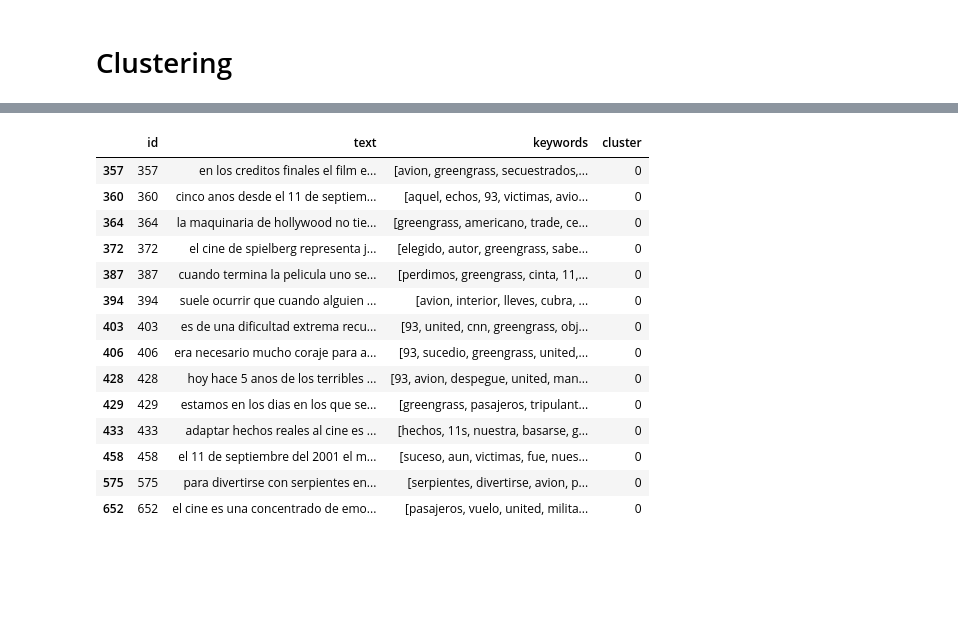
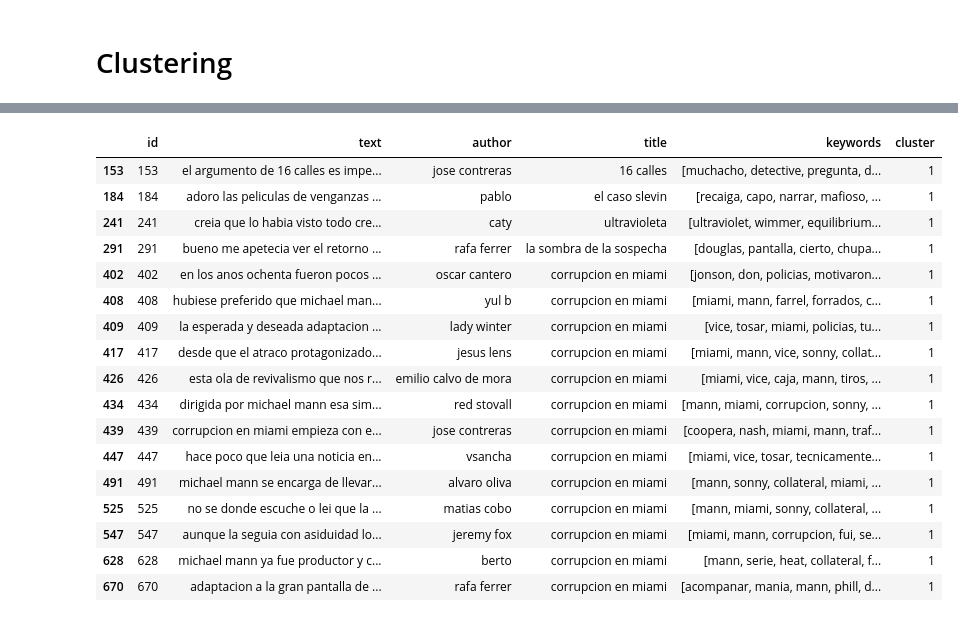
Before and after one commit to beeva-lisettegarcia/workshop-nlp, a Jupyter notebook: text-mining-no-magic/Text Mining is Not Magic.ipynb, the cells around one changed output, grey strips where cells are left out. Saved outputs shown, nothing was run; the diff lists cells and outputs as text; code cells hidden in the pictures; blank space fills up the shorter version.

Commit message:
Add titles and authors

```diff
--- a/text-mining-no-magic/Text Mining is Not Magic.ipynb
+++ b/text-mining-no-magic/Text Mining is Not Magic.ipynb
@@ -22,14 +22,14 @@ def parseFile(filename):
     try:
         data = open(filename,'r').read()
         soup = BeautifulSoup(data, "html.parser")
+        author = soup.find("review")["author"]
+        title = soup.find("review")["title"]
         review_text = soup.body.get_text()
         letters_only = clean(review_text)
-        #letters_only = re.sub("[^a-zA-Z]", " ", review_text)
-
-        result = letters_only
+        result = ','.join([clean(author), clean(title), clean(review_text)])
 
     except:
-        result = ""
+        result = []
 
     return result
 
@@ -40,6 +40,11 @@ parseFile(PATH + str(999) + ".xml")
 N_DOCS = 1000
 mydict = {i:parseFile(PATH+str(i)+".xml") for i in range(N_DOCS)}
 df = pd.DataFrame(data=mydict.items(), columns=['id', 'text'])
+df['author'] = df['text'].str.split(',').str[0]
+df['title'] = df['text'].str.split(',').str[1]
+df['text'] = df['text'].str.split(',').str[2]
+
 df = df[df["text"] != ""].dropna()
+
+df.to_csv(PATH+"clean_reviews.csv", index=False)
 df.head()
-df.to_csv(PATH+"clean_reviews.csv", index=False)
@@ -128,18 +142,21 @@ df[df["cluster"] == 4]
 # %%
-df[df["cluster"] == 0]
+df[df["cluster"] == 1]
 # %% [output]
-|  | id | text | keywords | cluster |
-| 357 | 357 | en los creditos finales el film e... | [avion, greengrass, secuestrados,... | 0 |
-| 360 | 360 | cinco anos desde el 11 de septiem... | [aquel, echos, 93, victimas, avio... | 0 |
-| 364 | 364 | la maquinaria de hollywood no tie... | [greengrass, americano, trade, ce... | 0 |
-| 372 | 372 | el cine de spielberg representa j... | [elegido, autor, greengrass, sabe... | 0 |
-| 387 | 387 | cuando termina la pelicula uno se... | [perdimos, greengrass, cinta, 11,... | 0 |
-| 394 | 394 | suele ocurrir que cuando alguien ... | [avion, interior, lleves, cubra, ... | 0 |
-| 403 | 403 | es de una dificultad extrema recu... | [93, united, cnn, greengrass, obj... | 0 |
-| 406 | 406 | era necesario mucho coraje para a... | [93, sucedio, greengrass, united,... | 0 |
-| 428 | 428 | hoy hace 5 anos de los terribles ... | [93, avion, despegue, united, man... | 0 |
-| 429 | 429 | estamos en los dias en los que se... | [greengrass, pasajeros, tripulant... | 0 |
-| 433 | 433 | adaptar hechos reales al cine es ... | [hechos, 11s, nuestra, basarse, g... | 0 |
-| 458 | 458 | el 11 de septiembre del 2001 el m... | [suceso, aun, victimas, fue, nues... | 0 |
-| 575 | 575 | para divertirse con serpientes en... | [serpientes, divertirse, avion, p... | 0 |
-| 652 | 652 | el cine es una concentrado de emo... | [pasajeros, vuelo, united, milita... | 0 |
+|  | id | text | author | title | keywords | cluster |
+| 153 | 153 | el argumento de 16 calles es impe... | jose contreras | 16 calles | [muchacho, detective, pregunta, d... | 1 |
+| 184 | 184 | adoro las peliculas de venganzas ... | pablo | el caso slevin | [recaiga, capo, narrar, mafioso, ... | 1 |
+| 241 | 241 | creia que lo habia visto todo cre... | caty | ultravioleta | [ultraviolet, wimmer, equilibrium... | 1 |
+| 291 | 291 | bueno me apetecia ver el retorno ... | rafa ferrer | la sombra de la sospecha | [douglas, pantalla, cierto, chupa... | 1 |
+| 402 | 402 | en los anos ochenta fueron pocos ... | oscar cantero | corrupcion en miami | [jonson, don, policias, motivaron... | 1 |
+| 408 | 408 | hubiese preferido que michael man... | yul b | corrupcion en miami | [miami, mann, farrel, forrados, c... | 1 |
+| 409 | 409 | la esperada y deseada adaptacion ... | lady winter | corrupcion en miami | [vice, tosar, miami, policias, tu... | 1 |
+| 417 | 417 | desde que el atraco protagonizado... | jesus lens | corrupcion en miami | [miami, mann, vice, sonny, collat... | 1 |
+| 426 | 426 | esta ola de revivalismo que nos r... | emilio calvo de mora | corrupcion en miami | [miami, vice, caja, mann, tiros, ... | 1 |
+| 434 | 434 | dirigida por michael mann esa sim... | red stovall | corrupcion en miami | [mann, miami, corrupcion, sonny, ... | 1 |
+| 439 | 439 | corrupcion en miami empieza con e... | jose contreras | corrupcion en miami | [coopera, nash, miami, mann, traf... | 1 |
+| 447 | 447 | hace poco que leia una noticia en... | vsancha | corrupcion en miami | [miami, vice, tosar, tecnicamente... | 1 |
+| 491 | 491 | michael mann se encarga de llevar... | alvaro oliva | corrupcion en miami | [mann, sonny, collateral, miami, ... | 1 |
+| 525 | 525 | no se donde escuche o lei que la ... | matias cobo | corrupcion en miami | [mann, miami, sonny, collateral, ... | 1 |
+| 547 | 547 | aunque la seguia con asiduidad lo... | jeremy fox | corrupcion en miami | [miami, mann, corrupcion, fui, se... | 1 |
+| 628 | 628 | michael mann ya fue productor y c... | berto | corrupcion en miami | [mann, serie, heat, collateral, f... | 1 |
+| 670 | 670 | adaptacion a la gran pantalla de ... | rafa ferrer | corrupcion en miami | [acompanar, mania, mann, phill, d... | 1 |
```
Also changed, not shown: parts of 6 cells of this notebook.
